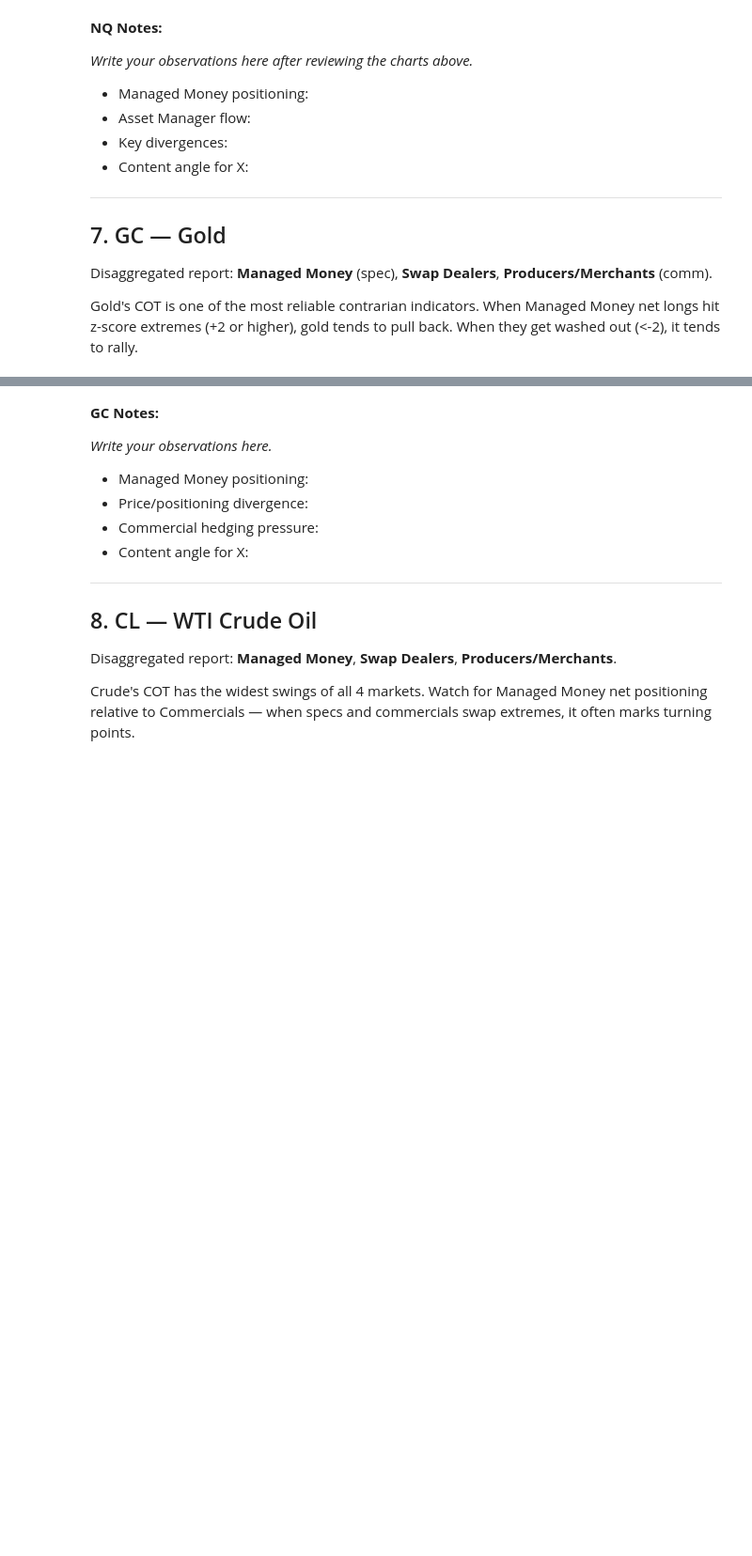
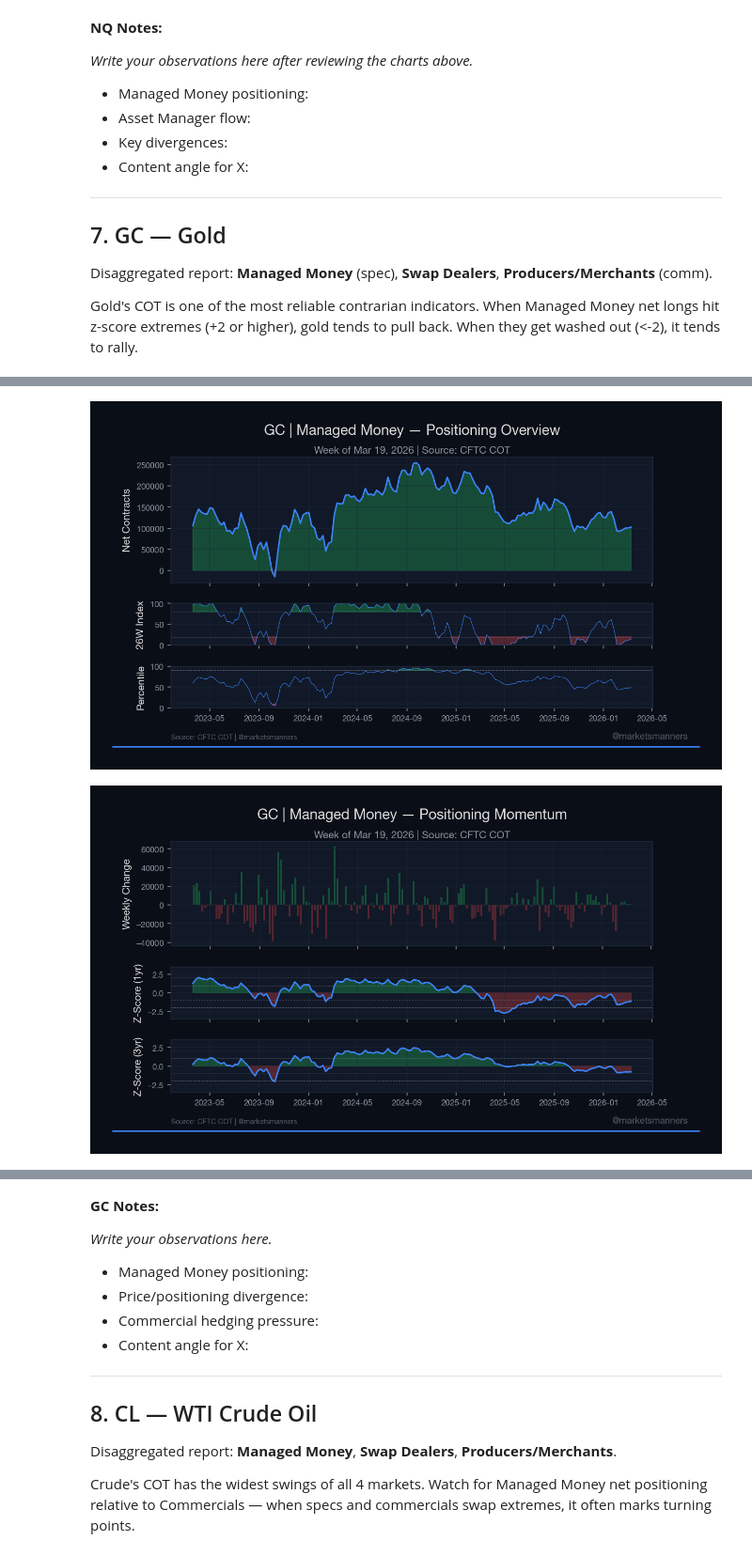
Before and after one commit to katiapek/financial-analysis-terminal, a Jupyter notebook: notebooks/01_cot_exploration.ipynb, the cells around one changed output, grey strips where cells are left out. Shown at 94% size. Drawn from its saved outputs; the diff is of its cells as text; code cells hidden in the pictures; blank space fills up the shorter version.

```diff
--- a/notebooks/01_cot_exploration.ipynb
+++ b/notebooks/01_cot_exploration.ipynb
@@ -193,6 +271,8 @@ plt.show()
 # %%
-for group in ['spec', 'swap', 'comm']:
-    chart_cot_overview('GC', group=group, save=False)
-    plt.show()
-    chart_cot_momentum('GC', group=group, save=False)
-    plt.show()
+chart_cot_overview('GC', group='spec', save=False)
+plt.show()
+chart_cot_momentum('GC', group='spec', save=False)
+plt.show()
+# %% [output]
+[figure, added]
+[figure, added]
```
Also changed, not shown: parts of 22 cells of this notebook, 2 other files.
